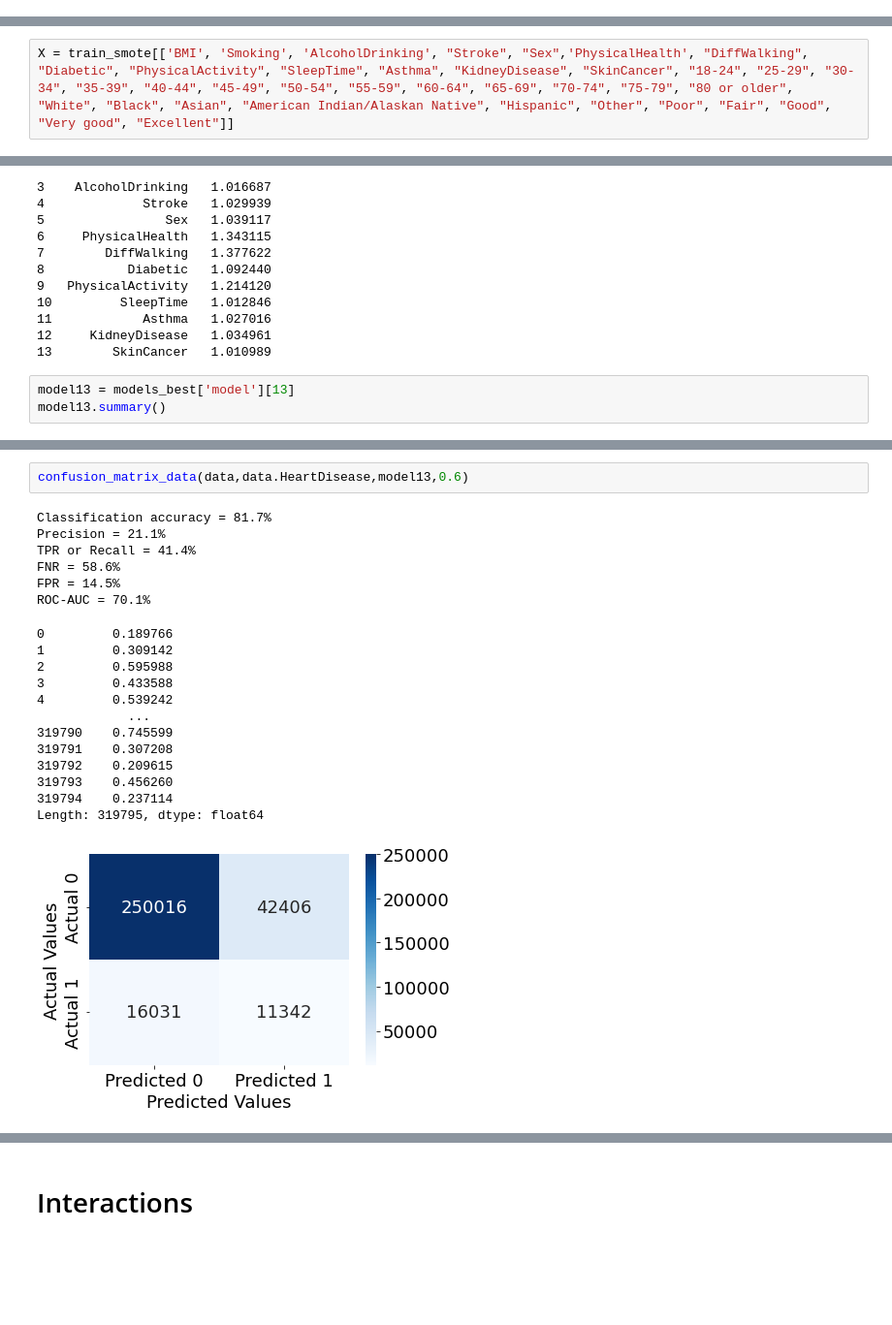
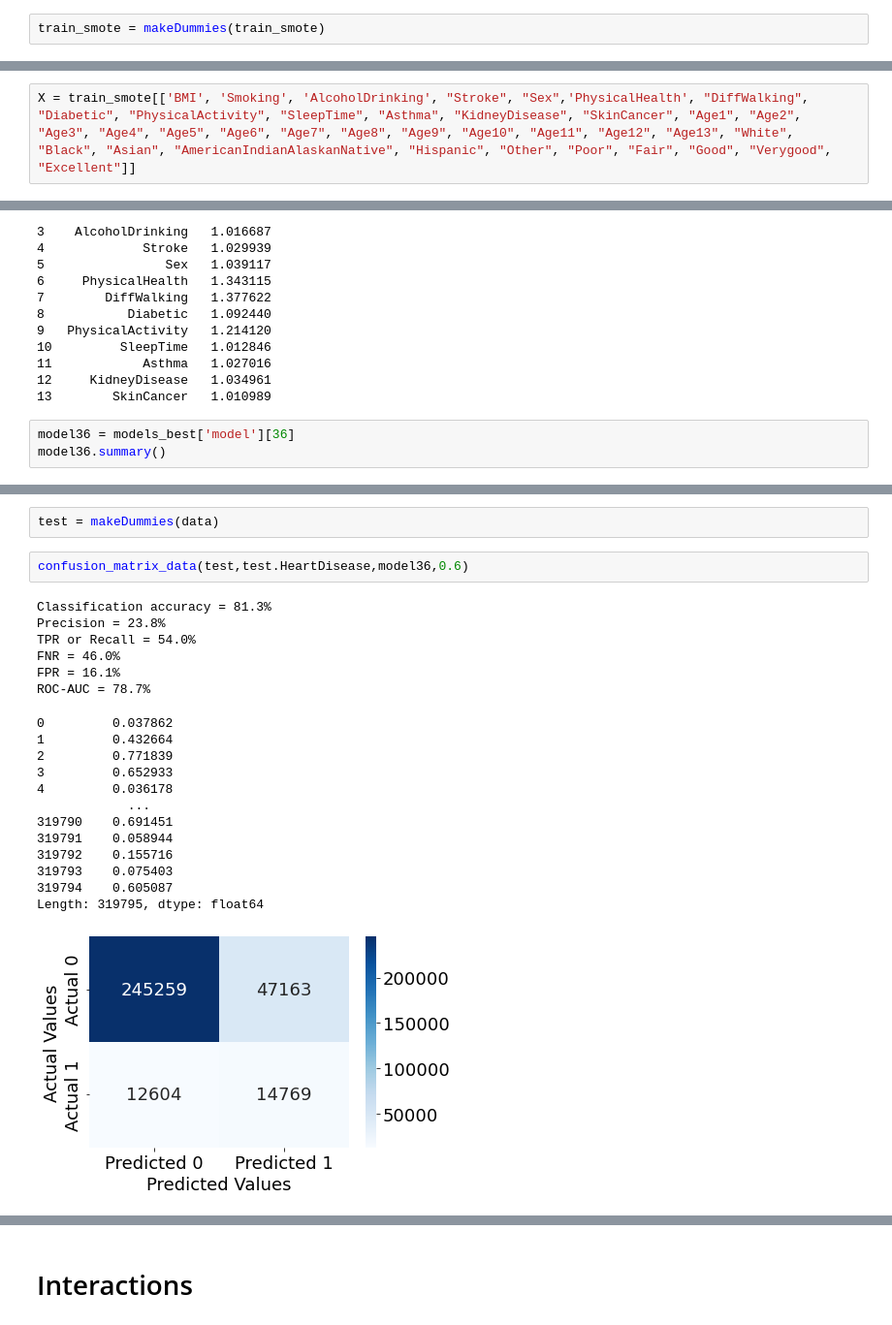
Before and after one commit to JerayuT/Group-5-WQ23-Data-Science, a Jupyter notebook: Project Analysis (3).ipynb, the cells around one changed output, grey strips where cells are left out. Shown: that part at 97% size. Cells and saved outputs as stored; diff of their text form; blank space fills up the shorter version.

```diff
--- a/Project Analysis (3).ipynb
+++ b/Project Analysis (3).ipynb
@@ -331,0 +303,2 @@ memory usage: 56.2 MB
+# %%
+train_smote = makeDummies(train_smote)
@@ -332,5 +315,5 @@ memory usage: 56.2 MB
 # %%
-X = train_smote[['BMI', 'Smoking', 'AlcoholDrinking', "Stroke", "Sex",'PhysicalHealth', "DiffWalking", "Diabetic", "PhysicalActivity", "SleepTime", "Asthma", "KidneyDisease", "SkinCancer", "18-24", "25-29", "30-34", "35-39", "40-44", "45-49", "50-54", "55-59", "60-64", "65-69", "70-74", "75-79", "80 or older", "White", "Black", "Asian", "American Indian/Alaskan Native", "Hispanic", "Other", "Poor", "Fair", "Good", "Very good", "Excellent"]]
+X = train_smote[['BMI', 'Smoking', 'AlcoholDrinking', "Stroke", "Sex",'PhysicalHealth', "DiffWalking", "Diabetic", "PhysicalActivity", "SleepTime", "Asthma", "KidneyDisease", "SkinCancer", "Age1", "Age2", "Age3", "Age4", "Age5", "Age6", "Age7", "Age8", "Age9", "Age10", "Age11", "Age12", "Age13", "White", "Black", "Asian", "AmericanIndianAlaskanNative", "Hispanic", "Other", "Poor", "Fair", "Good", "Verygood", "Excellent"]]
 # %%
 #Function to develop a model based on all predictors in predictor_subset
 def processSubset(predictor_subset):
@@ -475,8 +512,8 @@ print(vif_data)
 12     KidneyDisease   1.034961
 13        SkinCancer   1.010989
 # %%
-model13 = models_best['model'][13]
-model13.summary()
+model36 = models_best['model'][36]
+model36.summary()
 # %% [output]
 Logit Regression Results
 | Dep. Variable: | HeartDisease | No. Observations: | 409390 |
@@ -504,22 +542,24 @@ Logit Regression Results
+# %%
+test = makeDummies(data)
 # %%
-confusion_matrix_data(data,data.HeartDisease,model13,0.6)
+confusion_matrix_data(test,test.HeartDisease,model36,0.6)
 # %% [output]
-Classification accuracy = 81.7%
-Precision = 21.1%
-TPR or Recall = 41.4%
-FNR = 58.6%
-FPR = 14.5%
-ROC-AUC = 70.1%
+Classification accuracy = 81.3%
+Precision = 23.8%
+TPR or Recall = 54.0%
+FNR = 46.0%
+FPR = 16.1%
+ROC-AUC = 78.7%
-0         0.189766
-1         0.309142
-2         0.595988
-3         0.433588
-4         0.539242
+0         0.037862
+1         0.432664
+2         0.771839
+3         0.652933
+4         0.036178
             ...
-319790    0.745599
-319791    0.307208
-319792    0.209615
-319793    0.456260
-319794    0.237114
+319790    0.691451
+319791    0.058944
+319792    0.155716
+319793    0.075403
+319794    0.605087
 Length: 319795, dtype: float64
-[figure, old version]
+[figure, new version]
```
Also changed, not shown: parts of 20 cells of this notebook.
